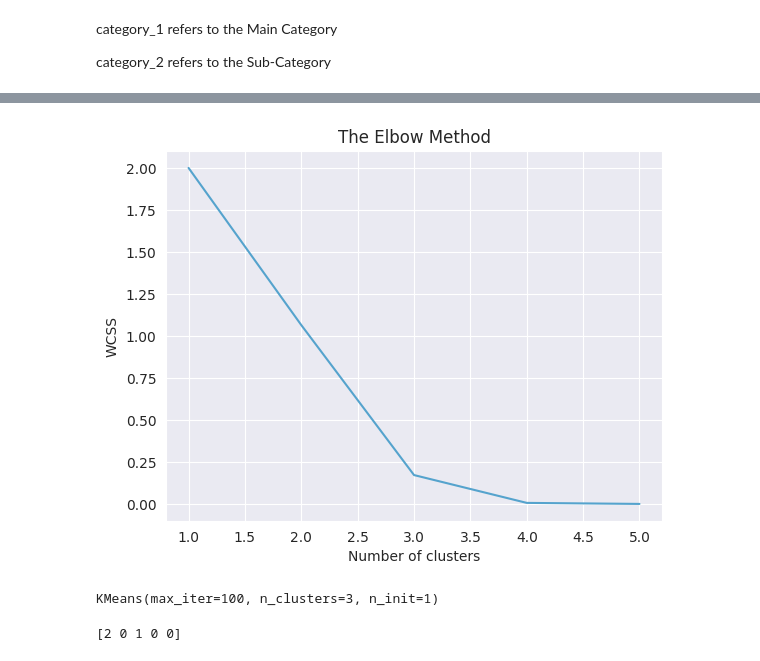
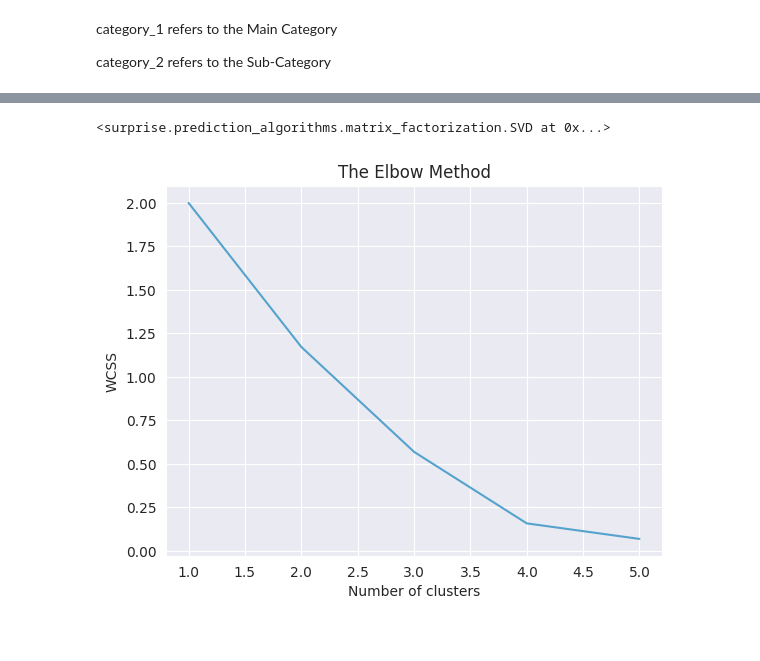
Before and after one commit to Jayshil-Patel/Amazon-product-recommender, a Jupyter notebook: Group27_Product_recommender.ipynb, the cells around one changed output, grey strips where cells are left out. Saved outputs shown, nothing was run; the diff lists cells and outputs as text; code cells hidden in the pictures.

```diff
--- a/Group27_Product_recommender.ipynb
+++ b/Group27_Product_recommender.ipynb
@@ -1011,31 +984,59 @@ Y_sklearn = sklearn_pca.fit_transform(features.toarray())
+# %%
+# Drop irrelevant columns
+df = df.drop(['review_id', 'review_title', 'review_content', 'img_link','user_name','discounted_price','actual_price','discount_percentage'], axis=1)
+
+# Remove duplicate rows
+df = df.drop_duplicates()
+
+# Handle missing values
+df = df.dropna()
+# %%
+# Convert categorical features into numerical features using label encoding
+from sklearn.preprocessing import LabelEncoder
+label_encoder = LabelEncoder()
+df['category'] = label_encoder.fit_transform(df['category'])
+df['product_id'] = label_encoder.fit_transform(df['product_id'])
+# %%
+from surprise import Dataset, Reader, SVD
+from surprise.model_selection import train_test_split
+
+# Load the dataset into a Surprise Dataset object
+reader = Reader(rating_scale=(1, 5))
+data = Dataset.load_from_df(df[['user_id', 'product_id', 'rating']], reader)
+
+# Split the dataset into training and testing sets
+trainset, testset = train_test_split(data, test_size=0.25)
+
+# Build a collaborative filtering model using the SVD algorithm
+model = SVD()
+model.fit(trainset)
+# %% [output]
+<surprise.prediction_algorithms.matrix_factorization.SVD at 0x...>
 # %%
+from sklearn.feature_extraction.text import CountVectorizer
+vectorizer = CountVectorizer()
+features = vectorizer.fit_transform(df)
+# dimension reducing
+from sklearn.decomposition import PCA
+from sklearn.mixture import GaussianMixture
+sklearn_pca = PCA(n_components = 2)
+Y_sklearn = sklearn_pca.fit_transform(features.toarray())
 # K-Means Clustering
 from sklearn.cluster import KMeans
 import matplotlib.pyplot as plt
 # Using the elbow method to find the optimal number of clusters (7)
 wcss = []
 for i in range(1, 6):
     kmeans = KMeans(n_clusters = i, init = 'k-means++', random_state = 42)
     kmeans.fit(Y_sklearn)
     wcss.append(kmeans.inertia_)
 plt.plot(range(1, 6), wcss)
 plt.title('The Elbow Method')
 plt.xlabel('Number of clusters')
 plt.ylabel('WCSS')
 plt.show()
 # %% [output]
-[figure, old version]
+[figure, new version]
-# %%
-true_k = 3
-model = KMeans(n_clusters=true_k, init='k-means++', max_iter=100, n_init=1)
-model.fit(features)
-# %% [output]
-KMeans(max_iter=100, n_clusters=3, n_init=1)
-# %%
-kmeans_predict = model.predict(features)
-print (kmeans_predict)
-# %% [output]
-[2 0 1 0 0]
 # %%
 # Create X and Y variables
 X = df[['user_id', 'product_id', 'rating_count']]
```
Also changed, not shown: parts of 40 cells of this notebook.
